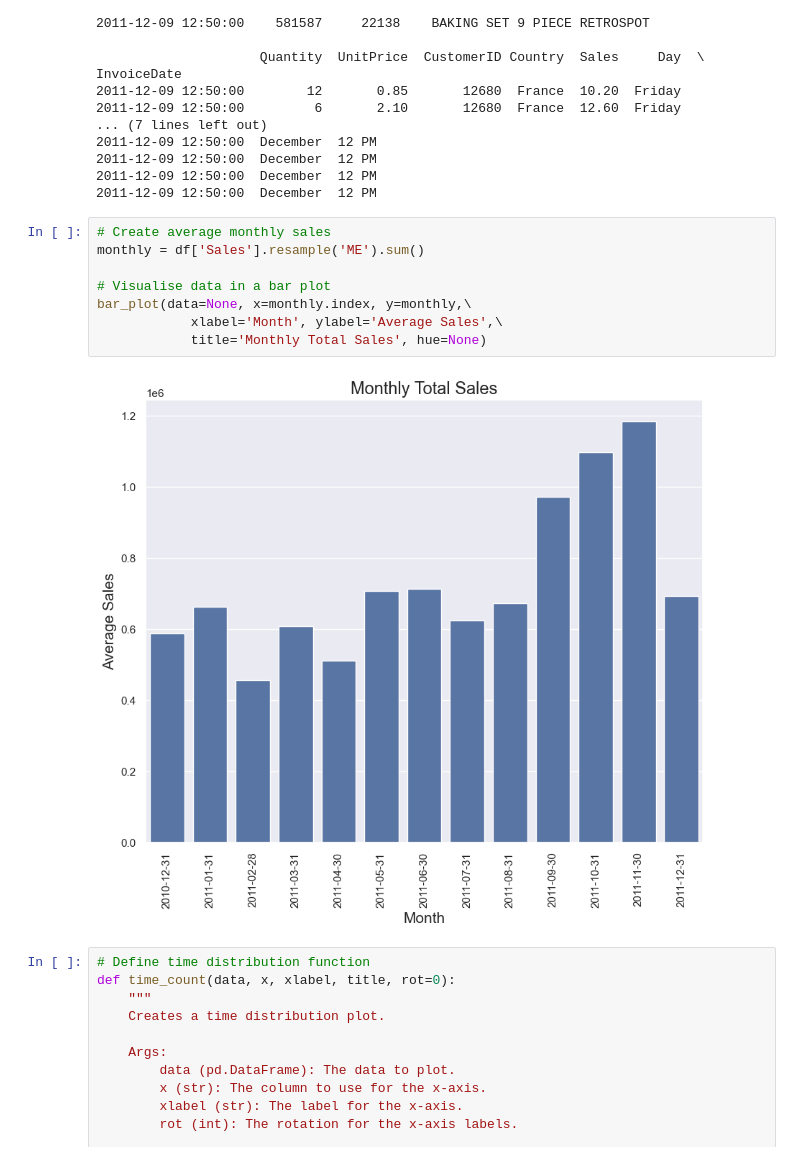
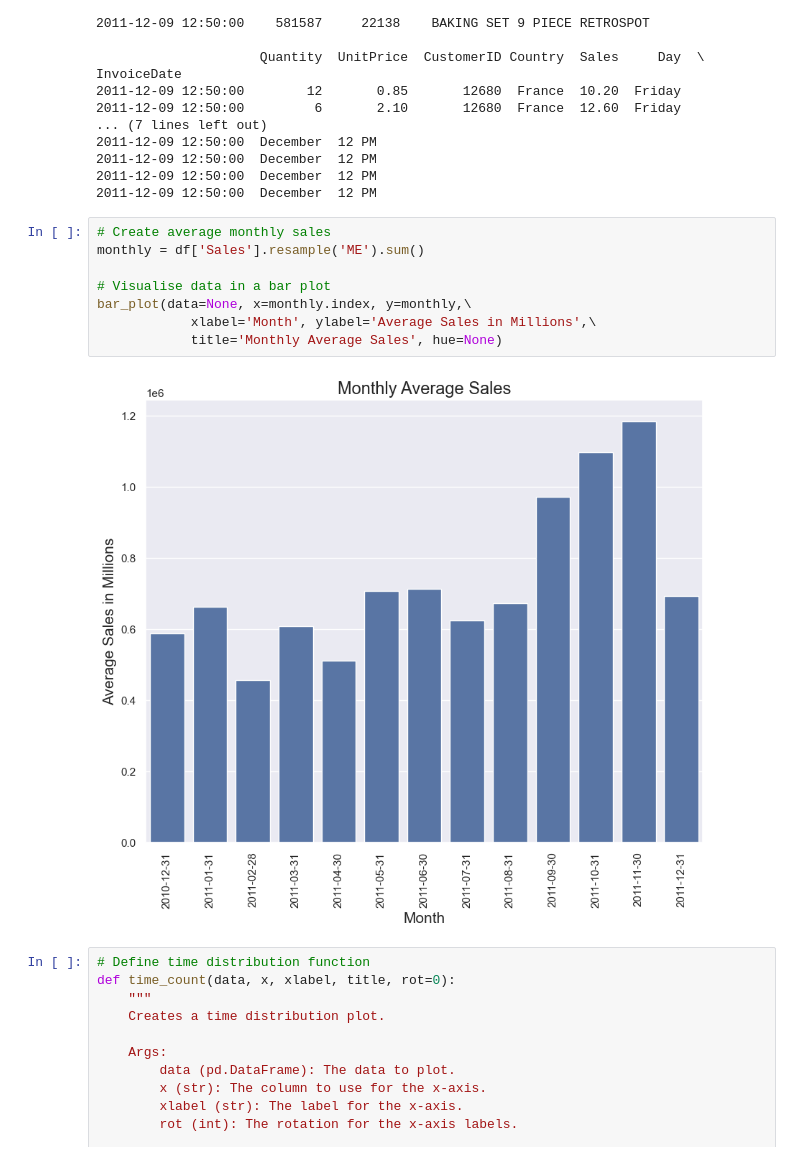
Before and after one commit to PerseusEthan/Unveiling-Sales-Secret-of-Superstore, a Jupyter notebook: superstore.ipynb, the cells around one changed output. Saved outputs shown, nothing was run; the diff lists cells and outputs as text.

Commit message:
Made changes to some plots title

```diff
--- a/superstore.ipynb
+++ b/superstore.ipynb
@@ -418,13 +418,13 @@ InvoiceDate
 # %%
 # Create average monthly sales
 monthly = df['Sales'].resample('ME').sum()
 
 # Visualise data in a bar plot
 bar_plot(data=None, x=monthly.index, y=monthly,\
-            xlabel='Month', ylabel='Average Sales',\
-            title='Monthly Total Sales', hue=None)
+            xlabel='Month', ylabel='Average Sales in Millions',\
+            title='Monthly Average Sales', hue=None)
 # %% [output]
-[figure, old version]
+[figure, new version]
 # %%
 # Define time distribution function
 def time_count(data, x, xlabel, title, rot=0):
```
